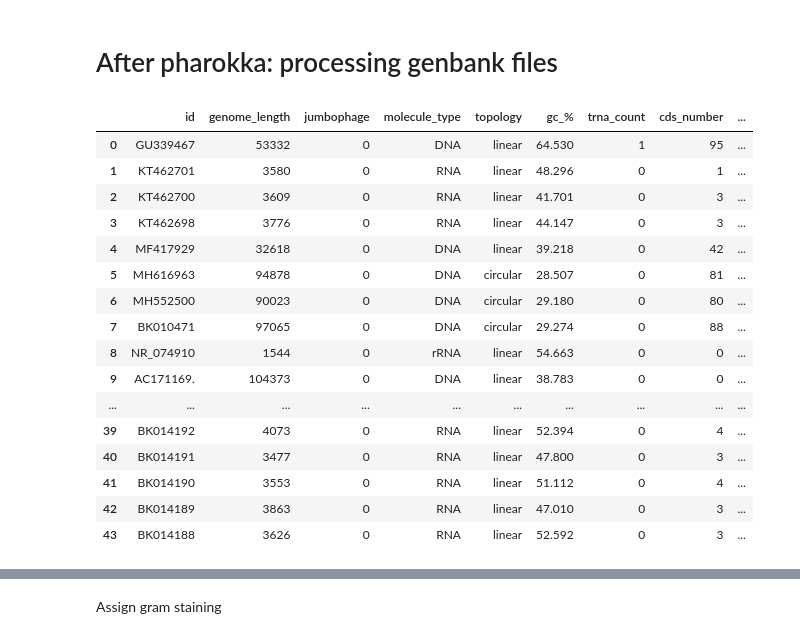
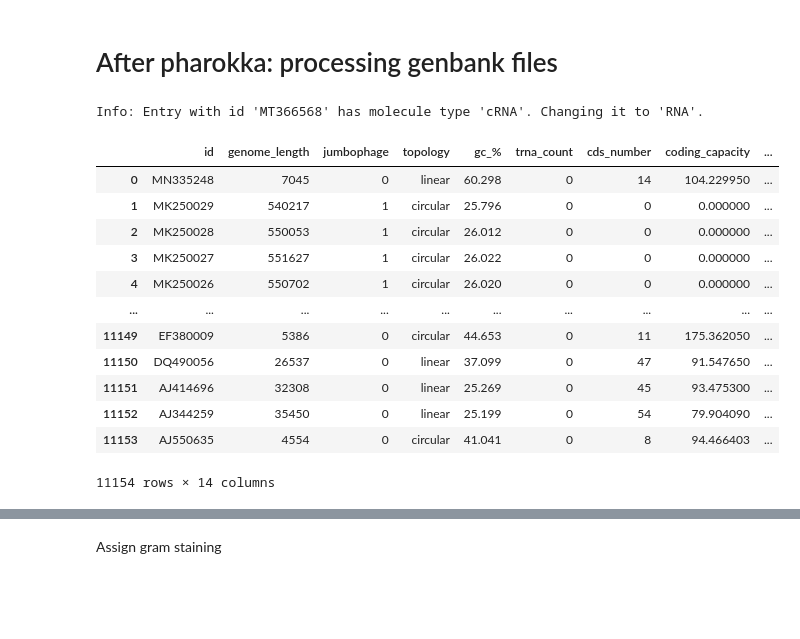
Before and after one commit to Alvaroguleon/Phage-predictor, a Jupyter notebook: notebooks/05_feature_engineering.ipynb, the cells around one changed output, grey strips where cells are left out. Cells and saved outputs as stored; diff of their text form; code cells hidden in the pictures; blank space fills up the shorter version.

Commit message:
Preparation of the pipeline. features and models are finished. Make_dataset to go

```diff
--- a/notebooks/05_feature_engineering.ipynb
+++ b/notebooks/05_feature_engineering.ipynb
@@ -117,6 +117,7 @@ KeyboardInterrupt:
 # %%
 genbank_file_path = "../data/interim/genbank_engineering/sequences.gb"
 # genbank_file_path = "../data/interim/pharokka/pharokka.gbk"
+genbank_file_path = "../data/interim/genbank_engineering/genbank_filtered_model_entries.gb"
 # Lists to hold data
 ids = []
 genome_lengths = []
@@ -200,53 +201,88 @@ for record in SeqIO.parse(genbank_file_path, "genbank"):
     trna_counts.append(trna_count)
 
 # Convert lists to pandas DataFrame
 df = pd.DataFrame({
     'id': ids,
     'genome_length': genome_lengths,
     'gc_%': gc_contents,
     'sequence': sequences,
     'reverse_complement': reverse_complements,
     'cds_number': cds_numbers,
     'positive_strand_%': positive_strands,
     'negative_strand_%': negative_strands,
     'coding_capacity': coding_capacities,
     'molecule_type': molecule_types,
     'topology': topologies,
     'trna_count': trna_counts
 })
 
 
 # Filter df based on previously known sequences with a staining class
 accession_values = pd.read_csv('../data/processed/model_data.csv')
 accession_values = accession_values['Accession'].tolist()
 df['id'] = df['id'].str[:-2]
 # df = df[df['id'].isin(accession_values)]
 
-df['jumbophage'] = df['genome_length'].apply(lambda x: x >= 200000)
-# df = pd.get_dummies(df, columns=['molecule_type'])
-# columns_to_convert = ['Jumbophage', 'molecule_type_ss-DNA', 'molecule_type_DNA', 'molecule_type_RNA', 'molecule_type_ss-RNA']
 
-df['jumbophage'] = df['jumbophage'].astype(int)  # Convert True/False to 1/0
-# Change order of entries
-df = df[['id', 'genome_length', 'jumbophage', 'molecule_type', 'topology', 'gc_%', 'trna_count','cds_number', 'coding_capacity','positive_strand_%','negative_strand_%' ,'sequence', 'reverse_complement']]
+# Check for unexpected molecule types
+expected_molecule_types = ['ss-DNA', 'DNA', 'RNA', 'ss-RNA']
+
+# Check and correct 'cRNA' entries
+cRNA_entries = df[df['molecule_type'] == 'cRNA']
+if not cRNA_entries.empty:
+    for entry_id in cRNA_entries['id']:
+        print(f"Info: Entry with id '{entry_id}' has molecule type 'cRNA'. Changing it to 'RNA'.")
+    df.loc[df['molecule_type'] == 'cRNA', 'molecule_type'] = 'RNA'
+
+# Check and correct 'cDNA' entries
+cDNA_entries = df[df['molecule_type'] == 'cDNA']
+if not cDNA_entries.empty:
+    for entry_id in cDNA_entries['id']:
+        print(f"Info: Entry with id '{entry_id}' has molecule type 'cDNA'. Changing it to 'DNA'.")
+    df.loc[df['molecule_type'] == 'cDNA', 'molecule_type'] = 'DNA'
+
+unexpected_types = set(df['molecule_type']) - set(expected_molecule_types)
+
+if unexpected_types:
+    for utype in unexpected_types:
+        # Get ids of entries with the unexpected molecule type
+        ids_to_exclude = df[df['molecule_type'] == utype]['id'].tolist()
+        for entry_id in ids_to_exclude:
+            print(f"Warning: Entry with id '{entry_id}' has unrecognized molecule type '{utype}'. It will not be considered.")
+        df = df[df['molecule_type'] != utype]
 
 
+df = pd.get_dummies(df, columns=['molecule_type'])
+
+expected_columns = ['jumbophage', 'molecule_type_ss-DNA', 'molecule_type_DNA', 'molecule_type_RNA', 'molecule_type_ss-RNA']
+for col in expected_columns:
+    if col not in df.columns:
+        df[col] = 0  # Filling with zeros
+    df[col] = df[col].astype(bool)  # Convert to boolean
+
+
+
+
+df['jumbophage'] = df['genome_length'].apply(lambda x: x >= 200000)
+df['jumbophage'] = df['jumbophage'].astype(int)  # Convert True/False to 1/0
+df = pd.get_dummies(df, columns=['topology'])
+# Change order of entries
+# df = df[['id', 'genome_length', 'jumbophage', 'topology', 'gc_%', 'trna_count','cds_number', 'coding_capacity','positive_strand_%','negative_strand_%', 'molecule_type_ss-DNA', 'molecule_type_DNA', 'molecule_type_RNA', 'molecule_type_ss-RNA']]
+# df = df[['id', 'genome_length', 'jumbophage', 'molecule_type', 'topology', 'gc_%', 'trna_count','cds_number', 'coding_capacity','positive_strand_%','negative_strand_%' ,'sequence', 'reverse_complement']]
+
 df
 # %% [output]
+Info: Entry with id 'MT366568' has molecule type 'cRNA'. Changing it to 'RNA'.
-|  | id | genome_length | jumbophage | molecule_type | topology | gc_% | trna_count | cds_number | ... |
-| 0 | GU339467 | 53332 | 0 | DNA | linear | 64.530 | 1 | 95 | ... |
-| 1 | KT462701 | 3580 | 0 | RNA | linear | 48.296 | 0 | 1 | ... |
-| 2 | KT462700 | 3609 | 0 | RNA | linear | 41.701 | 0 | 3 | ... |
-| 3 | KT462698 | 3776 | 0 | RNA | linear | 44.147 | 0 | 3 | ... |
-| 4 | MF417929 | 32618 | 0 | DNA | linear | 39.218 | 0 | 42 | ... |
-| 5 | MH616963 | 94878 | 0 | DNA | circular | 28.507 | 0 | 81 | ... |
-| 6 | MH552500 | 90023 | 0 | DNA | circular | 29.180 | 0 | 80 | ... |
-| 7 | BK010471 | 97065 | 0 | DNA | circular | 29.274 | 0 | 88 | ... |
-| 8 | NR_074910 | 1544 | 0 | rRNA | linear | 54.663 | 0 | 0 | ... |
-| 9 | AC171169. | 104373 | 0 | DNA | linear | 38.783 | 0 | 0 | ... |
+|  | id | genome_length | jumbophage | topology | gc_% | trna_count | cds_number | coding_capacity | ... |
+| 0 | MN335248 | 7045 | 0 | linear | 60.298 | 0 | 14 | 104.229950 | ... |
+| 1 | MK250029 | 540217 | 1 | circular | 25.796 | 0 | 0 | 0.000000 | ... |
+| 2 | MK250028 | 550053 | 1 | circular | 26.012 | 0 | 0 | 0.000000 | ... |
+| 3 | MK250027 | 551627 | 1 | circular | 26.022 | 0 | 0 | 0.000000 | ... |
+| 4 | MK250026 | 550702 | 1 | circular | 26.020 | 0 | 0 | 0.000000 | ... |
 | ... | ... | ... | ... | ... | ... | ... | ... | ... | ... |
-| 39 | BK014192 | 4073 | 0 | RNA | linear | 52.394 | 0 | 4 | ... |
-| 40 | BK014191 | 3477 | 0 | RNA | linear | 47.800 | 0 | 3 | ... |
-| 41 | BK014190 | 3553 | 0 | RNA | linear | 51.112 | 0 | 4 | ... |
-| 42 | BK014189 | 3863 | 0 | RNA | linear | 47.010 | 0 | 3 | ... |
-| 43 | BK014188 | 3626 | 0 | RNA | linear | 52.592 | 0 | 3 | ... |
+| 11149 | EF380009 | 5386 | 0 | circular | 44.653 | 0 | 11 | 175.362050 | ... |
+| 11150 | DQ490056 | 26537 | 0 | linear | 37.099 | 0 | 47 | 91.547650 | ... |
+| 11151 | AJ414696 | 32308 | 0 | linear | 25.269 | 0 | 45 | 93.475300 | ... |
+| 11152 | AJ344259 | 35450 | 0 | linear | 25.199 | 0 | 54 | 79.904090 | ... |
+| 11153 | AJ550635 | 4554 | 0 | circular | 41.041 | 0 | 8 | 94.466403 | ... |
+11154 rows × 14 columns
```
Also changed, not shown: parts of 8 cells of this notebook, 14 other files.
